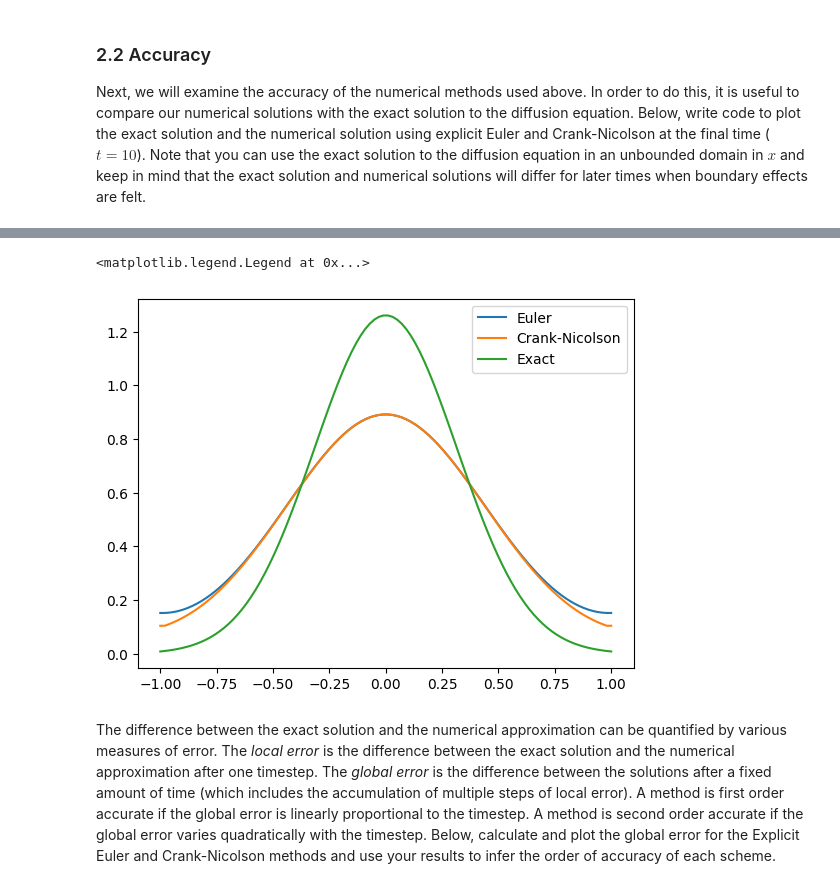
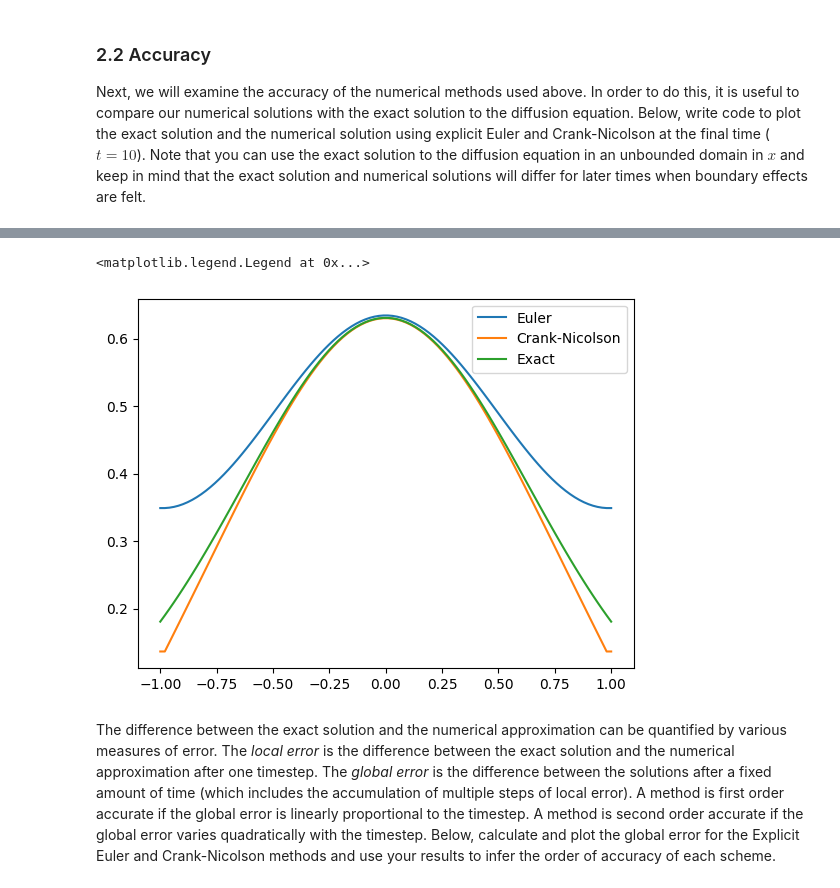
Before and after one commit to vantran1/QCES, a Jupyter notebook: Project1_numerical_methods.ipynb, the cells around one changed output, grey strips where cells are left out. Drawn from its saved outputs; the diff is of its cells as text; code cells hidden in the pictures.

```diff
--- a/Project1_numerical_methods.ipynb
+++ b/Project1_numerical_methods.ipynb
@@ -101,7 +101,7 @@ def F_scenario_1(t):
   return 1
 
 def F_scenario_2(t):
-  return abs(np.sin(t/50))
+  return abs(np.sin(np.pi * t/100))
 
 def F_scenario_3(t):
   return 0.5 ** (t/50)
@@ -345,7 +386,7 @@ Next, we will examine the accuracy of the numerical methods used above. In order
 # Add code to plot exact and numerical solutions
 
 # Defining parameters
-kappa = 0.005  # diffusivity
+kappa = 0.01  # diffusivity
 
 # Timestepping parameters
 t_start = 0  # start time (note that this is not the same time used to evaluate the exact solution to set the ICs)
@@ -364,13 +405,13 @@ x = np.linspace(x_start, x_end, Nx)  # Create a vector for x
 c_EE = EE(x, t, kappa) # explicit Euler
 c_CN = CN(x, t, kappa) # Crank-Nicolson
 
-# Extract the numerical solution at t = 10
+# Extract the numerical solution at t = 10.
 time_to_evaluate = 10
 plt.plot(x, c_EE[:,-1], label = "Euler")
 plt.plot(x, c_CN[:,-1], label = "Crank-Nicolson")
 
 # Plot exact solution
-exact_solution = (4*np.pi*kappa*10)**(-0.5)*np.exp(-x**2 / (4*kappa*time_to_evaluate))
+exact_solution = (4*np.pi*kappa*(time_to_evaluate + 10))**(-0.5)*np.exp(-x**2 / (4*kappa*(time_to_evaluate + 10))) # Note we add 10 seconds since the Crank-Nicolson and EE methods both have initial conditions at t_ic = 10.
 plt.plot(x, exact_solution, label = "Exact")
 plt.legend()
 # %% [output]
@@ -379,5 +420,5 @@ Crank-Nicolson method took 0.06 seconds
 <matplotlib.legend.Legend at 0x...>
-[figure, old version]
+[figure, new version]
 # %% [markdown]
 The difference between the exact solution and the numerical approximation can be quantified by various measures of error. The *local error* is the difference between the exact solution and the numerical approximation after one timestep. The *global error* is the difference between the solutions after a fixed amount of time (which includes the accumulation of multiple steps of local error). A method is first order accurate if the global error is linearly proportional to the timestep. A method is second order accurate if the global error varies quadratically with the timestep. Below, calculate and plot the global error for the Explicit Euler and Crank-Nicolson methods and use your results to infer the order of accuracy of each scheme.
 # %% [markdown]
```
Also changed, not shown: parts of 15 cells of this notebook.
